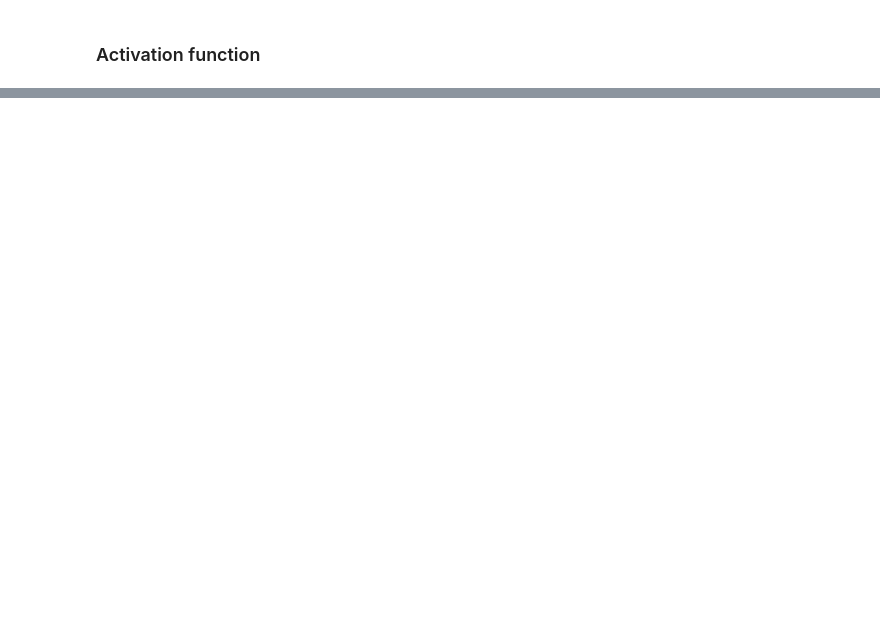
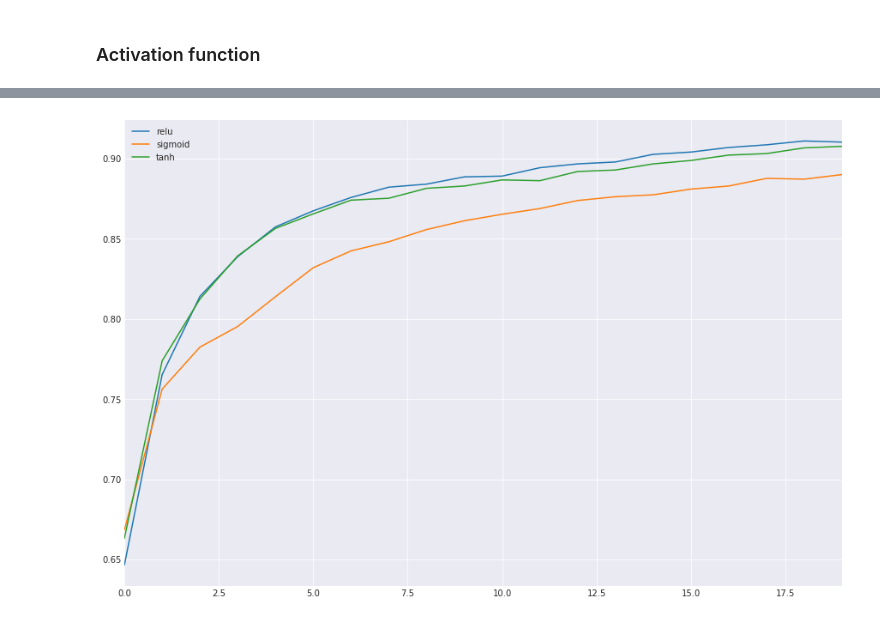
Before and after one commit to MikSm1th/datacamp_notes, a Jupyter notebook: deep_w_keras/Chap3.ipynb, the cells around one changed output, grey strips where cells are left out. Saved outputs shown, nothing was run; the diff lists cells and outputs as text; code cells hidden in the pictures; blank space fills up the shorter version.

```diff
--- a/deep_w_keras/Chap3.ipynb
+++ b/deep_w_keras/Chap3.ipynb
@@ -157,0 +237,7 @@ plot_results(train_accs, test_accs)
+# %%
+val_acc = pd.DataFrame(val_acc_per_funct)
+val_acc.plot()
+plt.legend(loc='best')
+plt.show()
+# %% [output]
+[figure, added]
```
Also changed, not shown: parts of 31 cells of this notebook, 2 other files.
